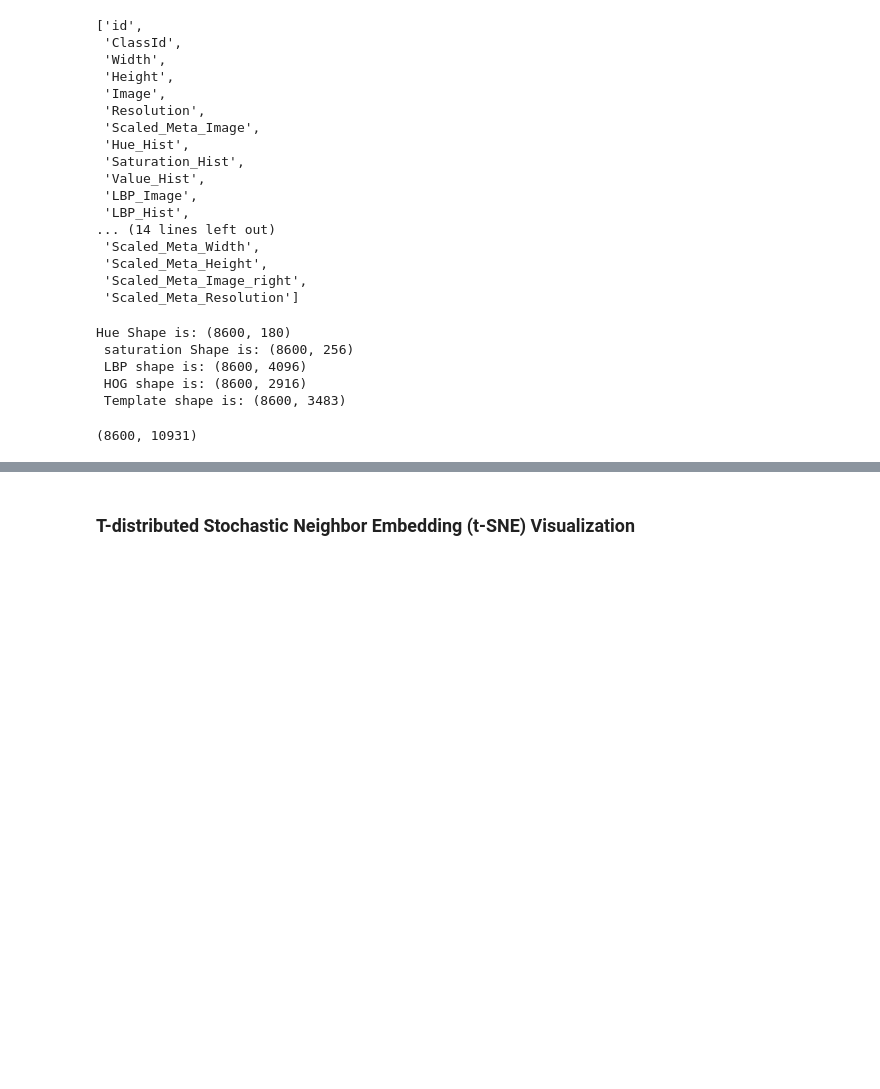
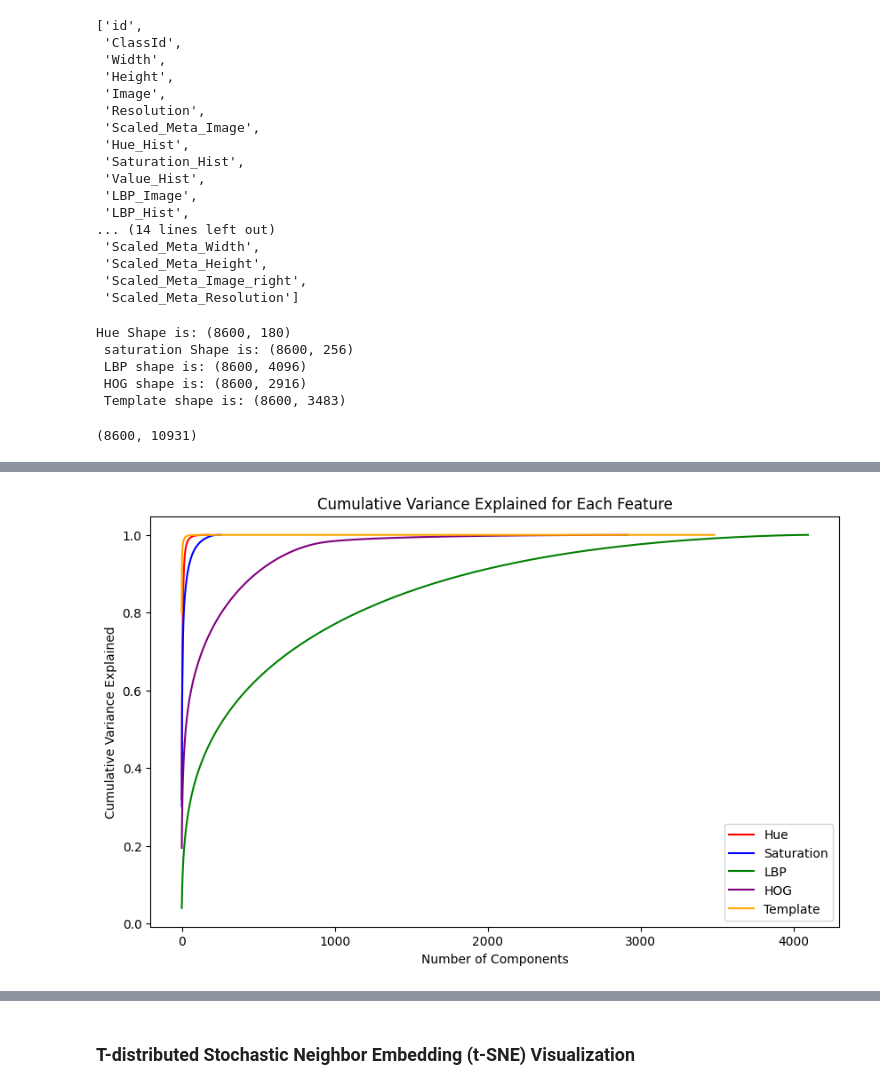
Before and after one commit to teddy661/281-final-project, a Jupyter notebook: PCA_LW.ipynb, the cells around one changed output, grey strips where cells are left out. Cells and saved outputs as stored; diff of their text form; code cells hidden in the pictures; blank space fills up the shorter version.

```diff
--- a/PCA_LW.ipynb
+++ b/PCA_LW.ipynb
@@ -276,0 +324,19 @@ plot_variance_visual(variance_list, title)
+# %%
+variance_list_individual = [
+    hue_variance,
+    saturation_variance,
+    lbp_variance,
+    hog_variance,
+    template_variance,
+]
+title_individual = [
+    "Hue",
+    "Saturation",
+    "LBP",
+    "HOG",
+    "Template",
+]
+
+plot_variance_visual(variance_list_individual, title_individual)
+# %% [output]
+[figure, added]
```
Also changed, not shown: parts of 33 cells of this notebook, 1 other file.
